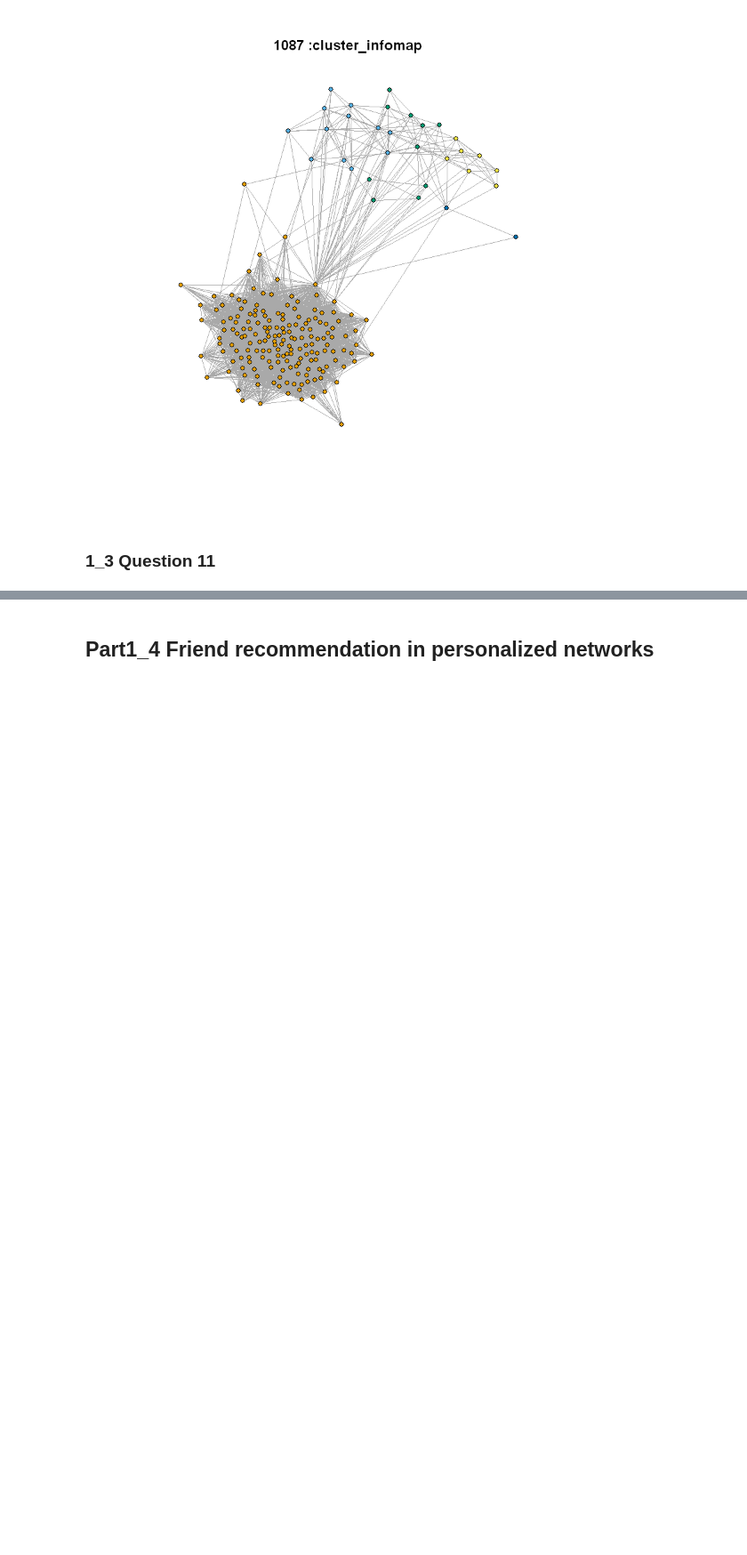
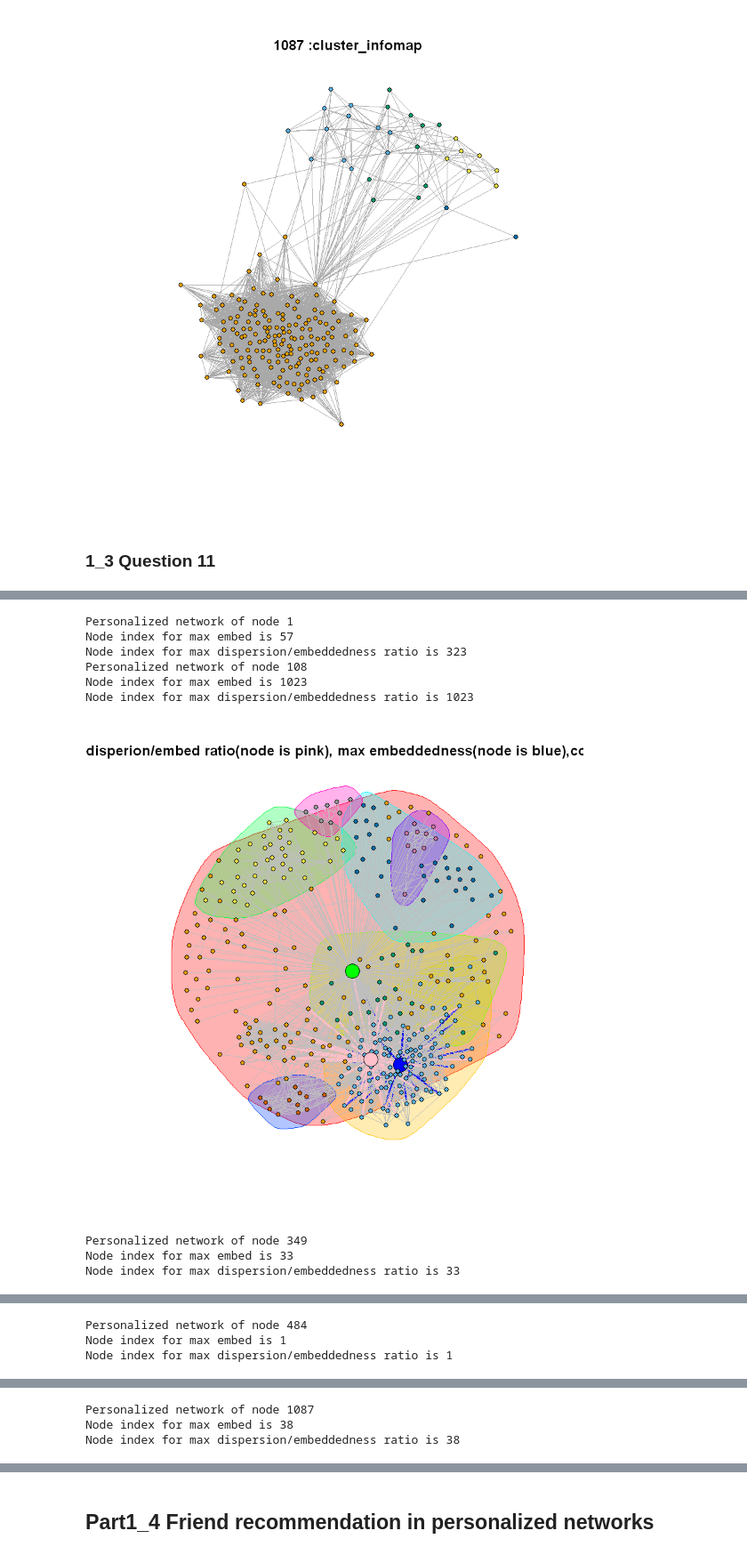
Before and after one commit to timeparadogs/ECE-232, a Jupyter notebook: p2/Project2_1_Facebook_Network.ipynb, the cells around one changed output, grey strips where cells are left out. Shown at 89% size. Drawn from its saved outputs; the diff is of its cells as text; code cells hidden in the pictures; blank space fills up the shorter version.

```diff
--- a/p2/Project2_1_Facebook_Network.ipynb
+++ b/p2/Project2_1_Facebook_Network.ipynb
@@ -449,0 +618,74 @@ print(modularity(eg_com3))
+# %%
+nodes_pool <- c(1, 108, 349, 484, 1087)
+for(core in nodes_pool){
+    eg <- make_ego_graph(g, order=1, nodes=core, mode="all")[[1]]
+    core_id <- which.max(degree(eg))
+    nodes <- neighbors(eg,core_id)
+    dispersions <- c()
+    embeds <- c()
+    for (node in nodes){
+        dp <- dispersion(eg,core_id,node)
+        embed <- embeddedness(eg,node)
+        embeds <- c(embeds,embed)
+        dispersions <- c(dispersions,dp)
+    }
+    ratios <- dispersions/embeds
+    max_embed <- which.max(embeds)
+    max_dispersion <- which.max(dispersions)
+    max_ratio <- which.max(ratios)
+    if (which.max(dispersions)>core_id){
+        max_dispersion <- max_dispersion + 1
+    }
+    else{
+        max_dispersion <- max_dispersion
+    }
+    if (which.max(embeds)>core_id){
+        max_embed <- max_embed + 1
+    }
+    else{
+        max_embed <- max_embed
+    }
+    if (which.max(ratios) > core_id){
+        max_ratio <- max_ratio + 1
+    }
+    else{
+        max_ratio <- max_ratio
+    }
+    cat('\nPersonalized network of node',core)
+    cat('\nNode index for max embed is',max_embed)
+    cat('\nNode index for max dispersion/embeddedness ratio is',max_ratio)
+
+    eg_com <- cluster_fast_greedy(eg)
+    n_col <- membership(eg_com)
+    n_col[max_embed] = 'blue'
+    n_col[max_ratio] = 'pink'
+    n_col[core_id] = 'Green'
+    n_size = rep(3, vcount(eg))
+    n_size[max_embed]= 9
+    n_size[max_ratio]= 9
+    n_size[core_id] = 9
+    e_color = rep("gray", length(E(eg)))
+    e_width = rep(1, length(E(eg)))
+    e_color[which(get.edgelist(eg, name = FALSE)[,1] == max_embed |
+                     get.edgelist(eg, name = FALSE)[,2] == max_embed)] = "blue";
+    e_width[which(get.edgelist(eg, name = FALSE)[,1] == max_embed |
+                      get.edgelist(eg, name = FALSE)[,2] == max_embed)] = 3;
+    e_color[which(get.edgelist(eg, name = FALSE)[,1] == max_ratio |
+                     get.edgelist(eg, name = FALSE)[,2] == max_ratio)] = "pink";
+    e_width[which(get.edgelist(eg, name = FALSE)[,1] == max_ratio |
+                      get.edgelist(eg, name = FALSE)[,2] == max_ratio)] = 3;
+    plot(eg_com, eg, vertex.size=n_size, vertex.label=NA,
+         col=n_col, edge.color=e_color, edge.width=e_width, layout=layout_with_fr(eg),
+         main=paste('Node:',core,'Max disperion/embed ratio(node is pink), max embeddedness(node is blue),core node is green'))
+    }
+# %% [output]
+Personalized network of node 1
+Node index for max embed is 57
+Node index for max dispersion/embeddedness ratio is 323
+Personalized network of node 108
+Node index for max embed is 1023
+Node index for max dispersion/embeddedness ratio is 1023
+[figure, added]
+Personalized network of node 349
+Node index for max embed is 33
+Node index for max dispersion/embeddedness ratio is 33
@@ -449,0 +693,3 @@ print(modularity(eg_com3))
+Personalized network of node 484
+Node index for max embed is 1
+Node index for max dispersion/embeddedness ratio is 1
@@ -449,0 +697,3 @@ print(modularity(eg_com3))
+Personalized network of node 1087
+Node index for max embed is 38
+Node index for max dispersion/embeddedness ratio is 38
```
Also changed, not shown: parts of 15 cells of this notebook.
